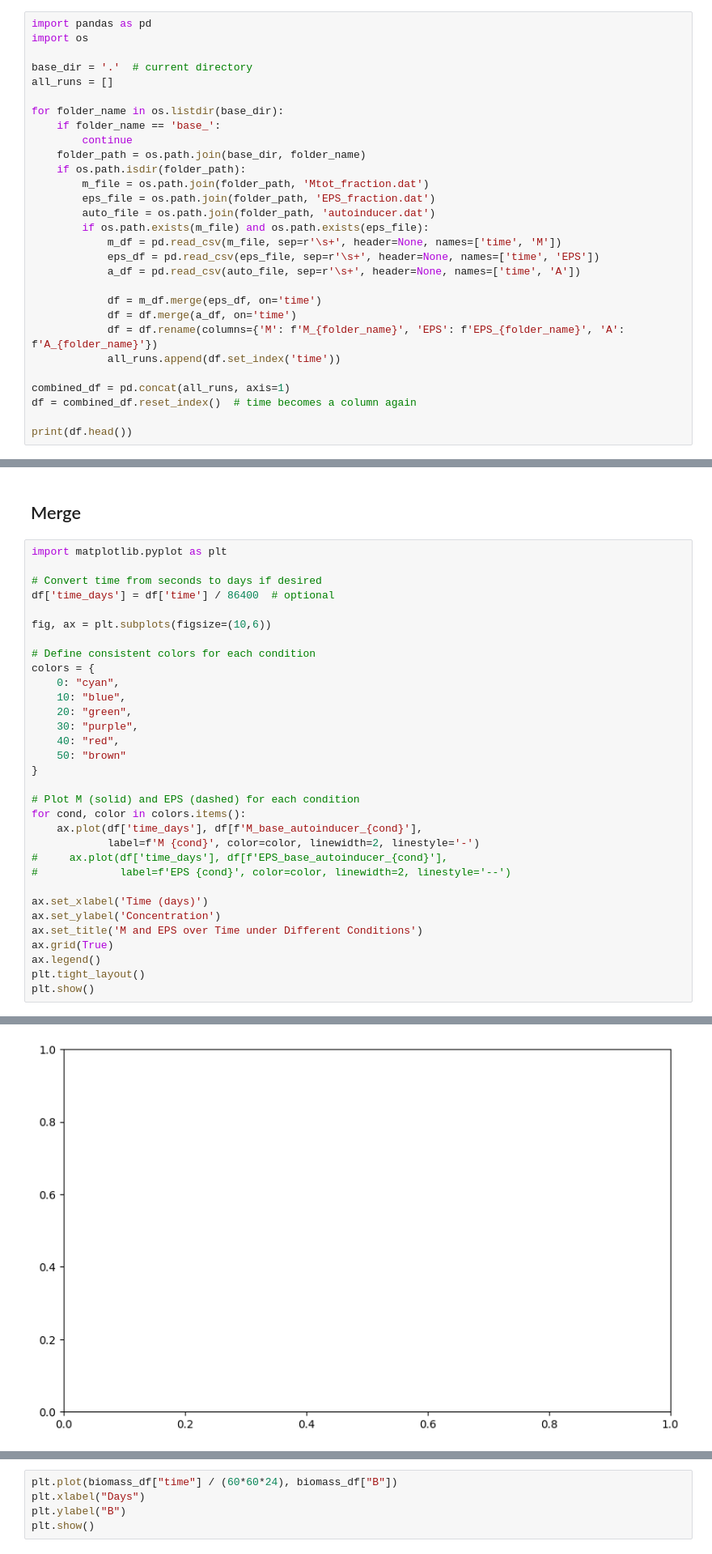
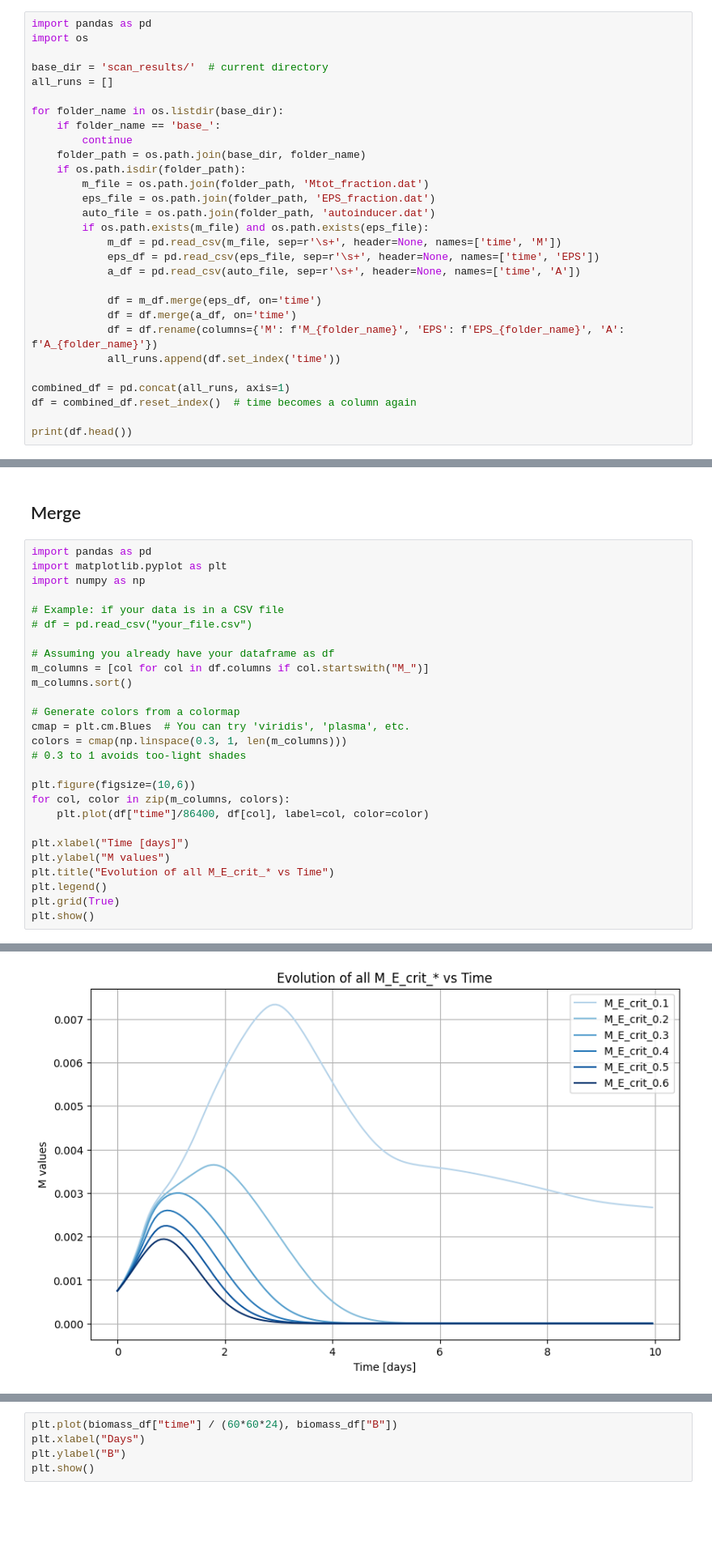
Before and after one commit to duke-igem-2025/biofilmFoam, a Jupyter notebook: dev/biofilmFoam/Data Analysis.ipynb, the cells around one changed output, grey strips where cells are left out. Shown: that part at 81% size. Cells and saved outputs as stored; diff of their text form; blank space fills up the shorter version.

Commit message:
updated for scan

```diff
--- a/dev/biofilmFoam/Data Analysis.ipynb
+++ b/dev/biofilmFoam/Data Analysis.ipynb
@@ -7,7 +7,7 @@ import matplotlib.pyplot as plt
 import pandas as pd
 import os
 
-base_dir = '.'  # current directory
+base_dir = 'scan_results/'  # current directory
 all_runs = []
 
 for folder_name in os.listdir(base_dir):
@@ -44,35 +55,30 @@ print(df.head())
 # %% [markdown]
 ## Merge
 # %%
+import pandas as pd
 import matplotlib.pyplot as plt
+import numpy as np
 
-# Convert time from seconds to days if desired
-df['time_days'] = df['time'] / 86400  # optional
+# Example: if your data is in a CSV file
+# df = pd.read_csv("your_file.csv")
 
-fig, ax = plt.subplots(figsize=(10,6))
+# Assuming you already have your dataframe as df
+m_columns = [col for col in df.columns if col.startswith("M_")]
+m_columns.sort()
 
-# Define consistent colors for each condition
-colors = {
-    0: "cyan",
-    10: "blue",
-    20: "green",
-    30: "purple",
-    40: "red",
-    50: "brown"
-}
+# Generate colors from a colormap
+cmap = plt.cm.Blues  # You can try 'viridis', 'plasma', etc.
+colors = cmap(np.linspace(0.3, 1, len(m_columns)))
+# 0.3 to 1 avoids too-light shades
 
-# Plot M (solid) and EPS (dashed) for each condition
-for cond, color in colors.items():
-    ax.plot(df['time_days'], df[f'M_base_autoinducer_{cond}'],
-            label=f'M {cond}', color=color, linewidth=2, linestyle='-')
-#     ax.plot(df['time_days'], df[f'EPS_base_autoinducer_{cond}'],
-#             label=f'EPS {cond}', color=color, linewidth=2, linestyle='--')
+plt.figure(figsize=(10,6))
+for col, color in zip(m_columns, colors):
+    plt.plot(df["time"]/86400, df[col], label=col, color=color)
 
-ax.set_xlabel('Time (days)')
-ax.set_ylabel('Concentration')
-ax.set_title('M and EPS over Time under Different Conditions')
-ax.grid(True)
-ax.legend()
-plt.tight_layout()
+plt.xlabel("Time [days]")
+plt.ylabel("M values")
+plt.title("Evolution of all M_E_crit_* vs Time")
+plt.legend()
+plt.grid(True)
 plt.show()
 # %% [output]
@@ -80,4 +85,4 @@ KeyError: 'M_base_autoinducer_0'
-[figure, old version]
+[figure, new version]
 # %%
 import matplotlib.pyplot as plt
 
```
Also changed, not shown: parts of 2 cells of this notebook, 11 other files.
